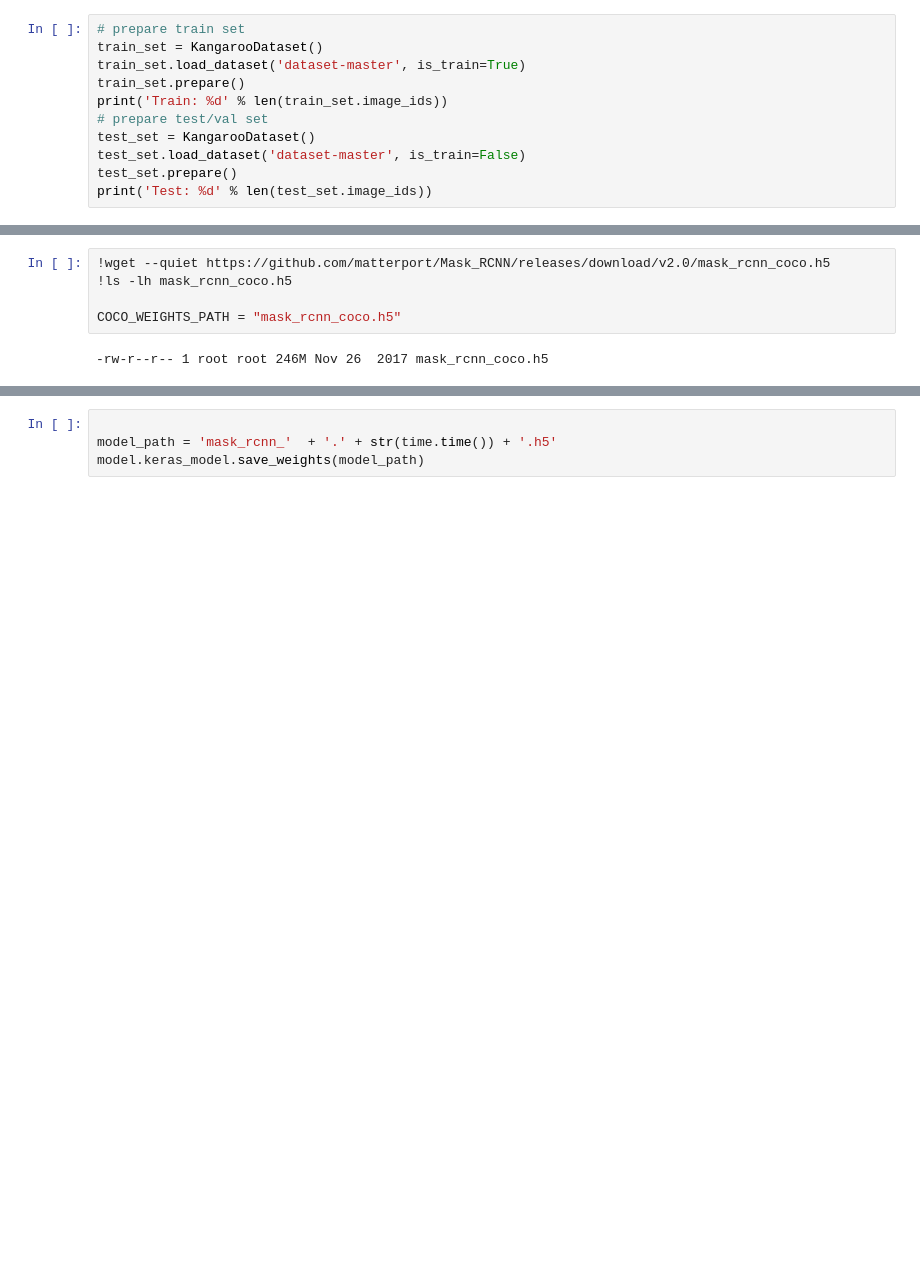
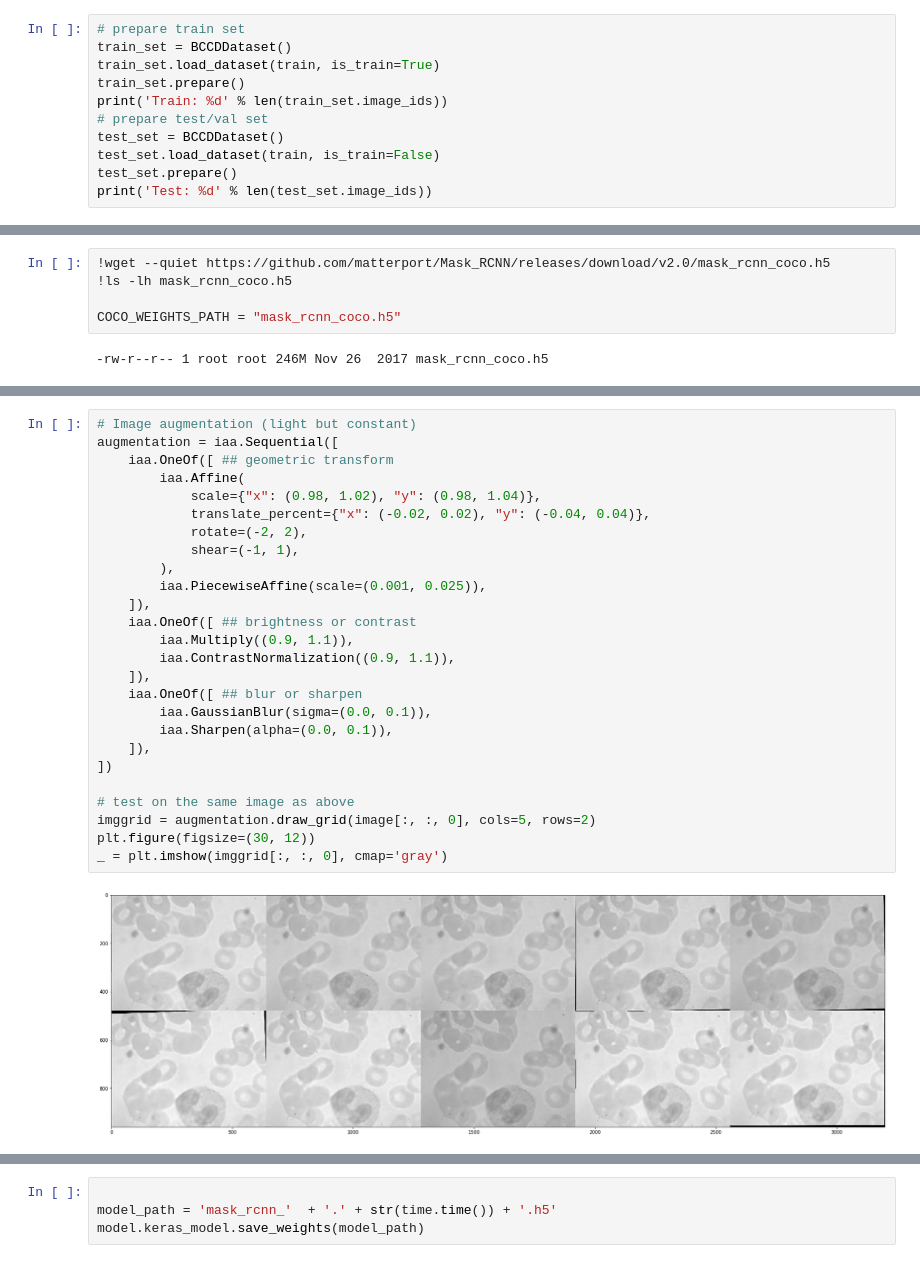
Before and after one commit to NMADALI97/Blood-Cell-Detection, a Jupyter notebook: Mask_R_CNN.ipynb, the cells around one changed output, grey strips where cells are left out. Saved outputs shown, nothing was run; the diff lists cells and outputs as text; blank space fills up the shorter version.

```diff
--- a/Mask_R_CNN.ipynb
+++ b/Mask_R_CNN.ipynb
@@ -217,13 +326,13 @@ class KangarooDataset(Dataset):
         return image
 # %%
 # prepare train set
-train_set = KangarooDataset()
-train_set.load_dataset('dataset-master', is_train=True)
+train_set = BCCDDataset()
+train_set.load_dataset(train, is_train=True)
 train_set.prepare()
 print('Train: %d' % len(train_set.image_ids))
 # prepare test/val set
-test_set = KangarooDataset()
-test_set.load_dataset('dataset-master', is_train=False)
+test_set = BCCDDataset()
+test_set.load_dataset(train, is_train=False)
 test_set.prepare()
 print('Test: %d' % len(test_set.image_ids))
 # %% [output]
@@ -319,0 +396,28 @@ Epoch 5/5
+# %%
+# Image augmentation (light but constant)
+augmentation = iaa.Sequential([
+    iaa.OneOf([ ## geometric transform
+        iaa.Affine(
+            scale={"x": (0.98, 1.02), "y": (0.98, 1.04)},
+            translate_percent={"x": (-0.02, 0.02), "y": (-0.04, 0.04)},
+            rotate=(-2, 2),
+            shear=(-1, 1),
+        ),
+        iaa.PiecewiseAffine(scale=(0.001, 0.025)),
+    ]),
+    iaa.OneOf([ ## brightness or contrast
+        iaa.Multiply((0.9, 1.1)),
+        iaa.ContrastNormalization((0.9, 1.1)),
+    ]),
+    iaa.OneOf([ ## blur or sharpen
+        iaa.GaussianBlur(sigma=(0.0, 0.1)),
+        iaa.Sharpen(alpha=(0.0, 0.1)),
+    ]),
+])
+
+# test on the same image as above
+imggrid = augmentation.draw_grid(image[:, :, 0], cols=5, rows=2)
+plt.figure(figsize=(30, 12))
+_ = plt.imshow(imggrid[:, :, 0], cmap='gray')
+# %% [output]
+[figure, added]
```
Also changed, not shown: parts of 26 cells of this notebook.
